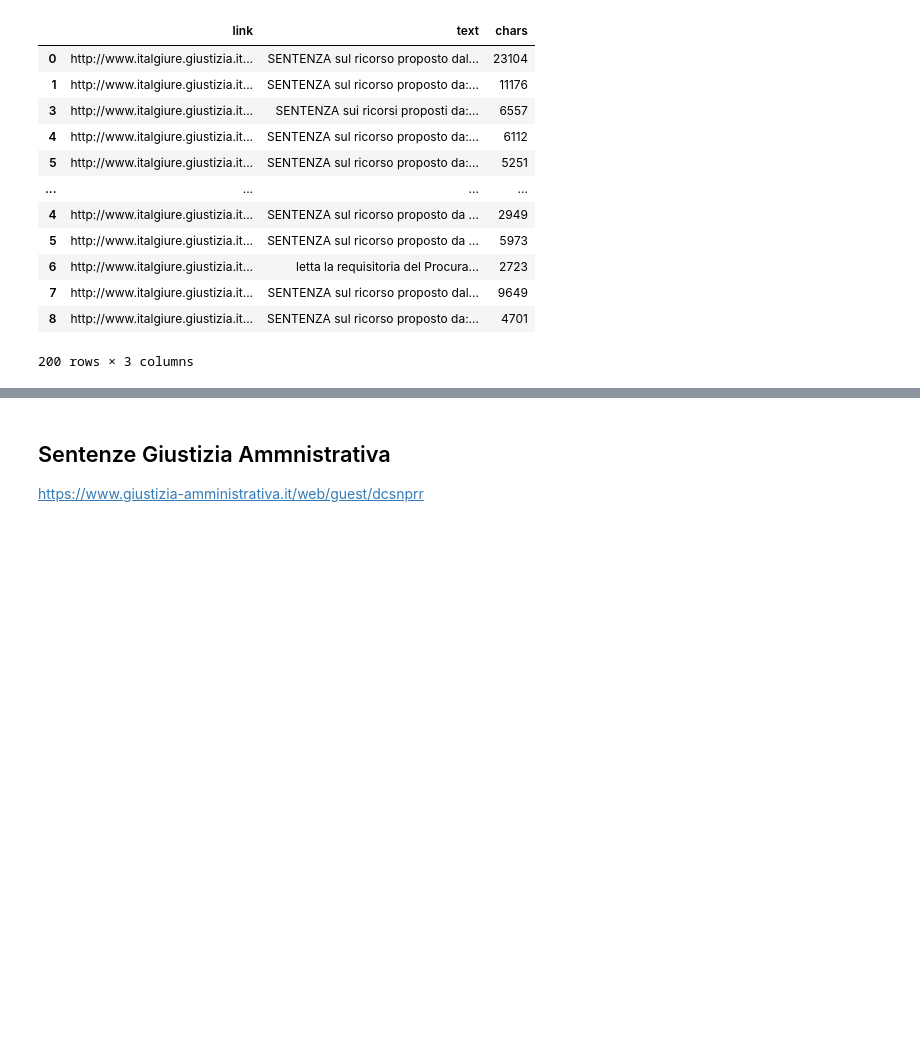
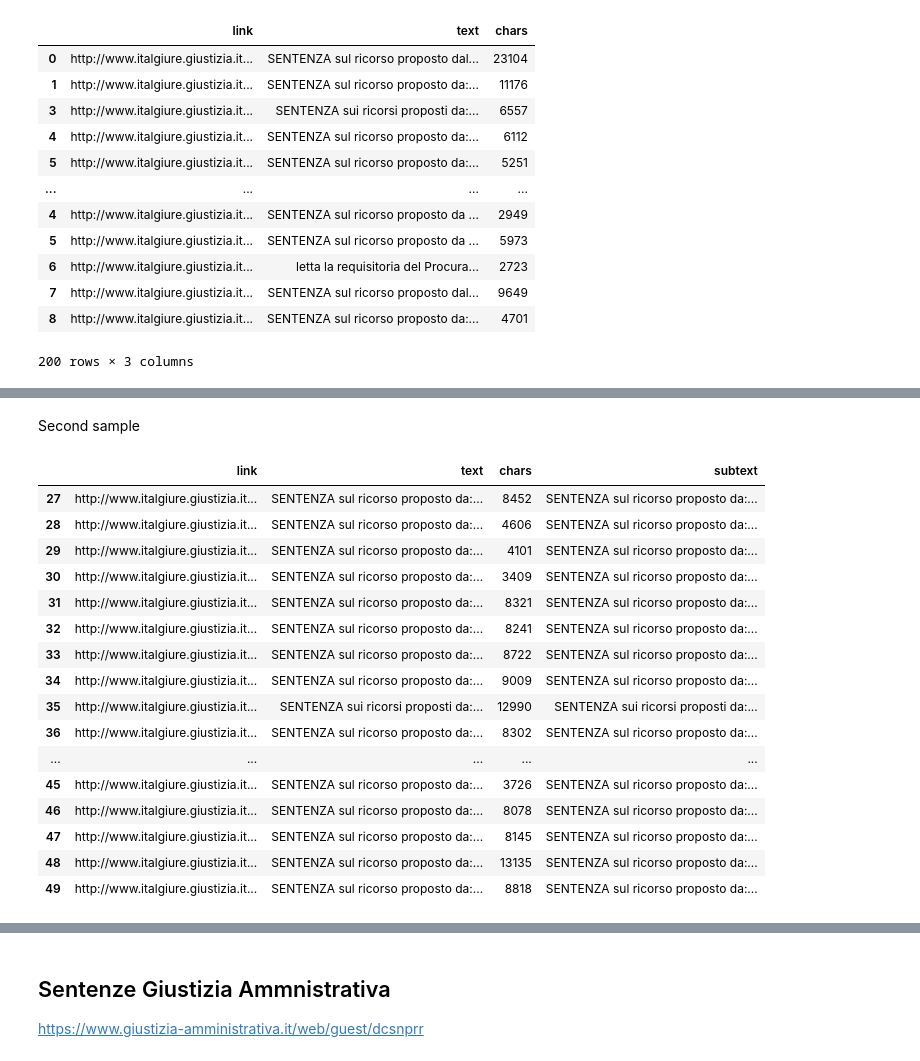
Before and after one commit to Gianpe/NLP_Anonymization, a Jupyter notebook: notebooks/Step2_DataPreparation/DataUnd_DataPrep.ipynb, the cells around one changed output, grey strips where cells are left out. Cells and saved outputs as stored; diff of their text form; code cells hidden in the pictures; blank space fills up the shorter version.

```diff
--- a/notebooks/Step2_DataPreparation/DataUnd_DataPrep.ipynb
+++ b/notebooks/Step2_DataPreparation/DataUnd_DataPrep.ipynb
@@ -162,0 +182,24 @@ s
+# %% [markdown]
+Second sample
+# %%
+df = pd.read_csv(data_path +'/sentenze_penali_clean.csv')
+sample_2 = df[df.index >26].head(23)
+sample_2
+# %% [output]
+|  | link | text | chars | subtext |
+| 27 | http://www.italgiure.giustizia.it... | SENTENZA sul ricorso proposto da:... | 8452 | SENTENZA sul ricorso proposto da:... |
+| 28 | http://www.italgiure.giustizia.it... | SENTENZA sul ricorso proposto da:... | 4606 | SENTENZA sul ricorso proposto da:... |
+| 29 | http://www.italgiure.giustizia.it... | SENTENZA sul ricorso proposto da:... | 4101 | SENTENZA sul ricorso proposto da:... |
+| 30 | http://www.italgiure.giustizia.it... | SENTENZA sul ricorso proposto da:... | 3409 | SENTENZA sul ricorso proposto da:... |
+| 31 | http://www.italgiure.giustizia.it... | SENTENZA sul ricorso proposto da:... | 8321 | SENTENZA sul ricorso proposto da:... |
+| 32 | http://www.italgiure.giustizia.it... | SENTENZA sul ricorso proposto da:... | 8241 | SENTENZA sul ricorso proposto da:... |
+| 33 | http://www.italgiure.giustizia.it... | SENTENZA sul ricorso proposto da:... | 8722 | SENTENZA sul ricorso proposto da:... |
+| 34 | http://www.italgiure.giustizia.it... | SENTENZA sul ricorso proposto da:... | 9009 | SENTENZA sul ricorso proposto da:... |
+| 35 | http://www.italgiure.giustizia.it... | SENTENZA sui ricorsi proposti da:... | 12990 | SENTENZA sui ricorsi proposti da:... |
+| 36 | http://www.italgiure.giustizia.it... | SENTENZA sul ricorso proposto da:... | 8302 | SENTENZA sul ricorso proposto da:... |
+| ... | ... | ... | ... | ... |
+| 45 | http://www.italgiure.giustizia.it... | SENTENZA sul ricorso proposto da:... | 3726 | SENTENZA sul ricorso proposto da:... |
+| 46 | http://www.italgiure.giustizia.it... | SENTENZA sul ricorso proposto da:... | 8078 | SENTENZA sul ricorso proposto da:... |
+| 47 | http://www.italgiure.giustizia.it... | SENTENZA sul ricorso proposto da:... | 8145 | SENTENZA sul ricorso proposto da:... |
+| 48 | http://www.italgiure.giustizia.it... | SENTENZA sul ricorso proposto da:... | 13135 | SENTENZA sul ricorso proposto da:... |
+| 49 | http://www.italgiure.giustizia.it... | SENTENZA sul ricorso proposto da:... | 8818 | SENTENZA sul ricorso proposto da:... |
```
Also changed, not shown: parts of 16 cells of this notebook, 6 other files.
